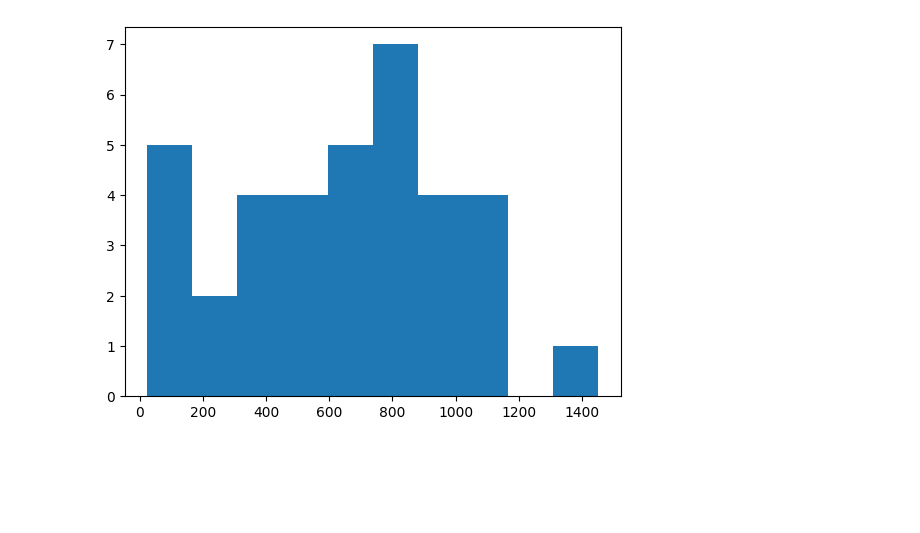
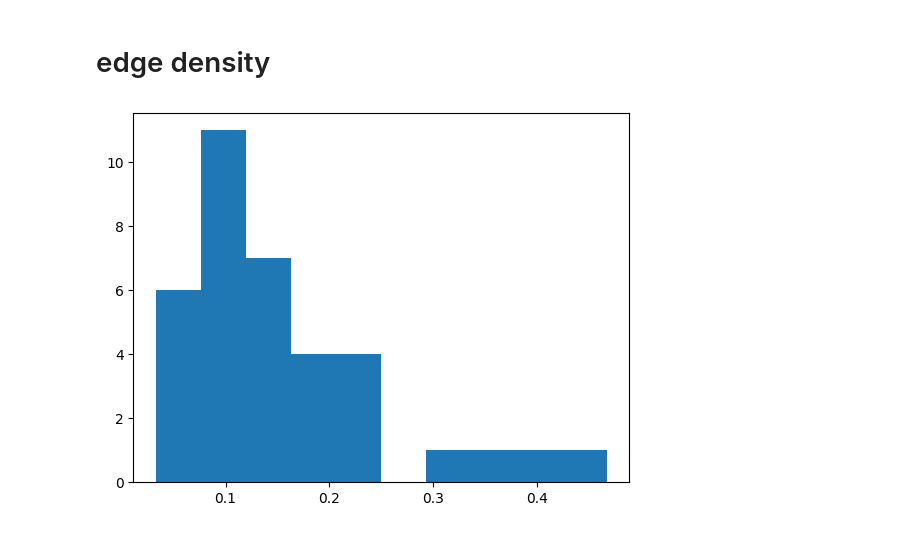
Before and after one commit to Gokul0Krishna/exp, a Jupyter notebook: exp5.ipynb, the cells around one changed output. Saved outputs shown, nothing was run; the diff lists cells and outputs as text; code cells hidden in the pictures; blank space fills up the shorter version.

```diff
--- a/exp5.ipynb
+++ b/exp5.ipynb
@@ -81,16 +88,18 @@ def is_blurry(image):
+# %% [markdown]
+# edge density
 # %%
 import cv2
 import numpy as np
 from pathlib import Path
 data1=[]
 image_dir = Path('/content/test/images')
 for i in image_dir.glob('*.jpg'):
     img = cv2.imread(i, cv2.IMREAD_GRAYSCALE)
-    # img = cv2.resize(img, (28,28))
-    # img = np.array(img, dtype=np.float32) / 255.0
-    # img = img.flatten()
-    data1.append(is_blurry(img))
+    img = cv2.resize(img, (28,28))
+    img = np.array(img, dtype=np.float32) / 255.0
+    img = img.flatten()
+    data1.append(ed(img))
 plt.hist(data1)
 plt.show()
 # %% [output]
-[figure, old version]
+[figure, new version]
```
Also changed, not shown: parts of 8 cells of this notebook.
